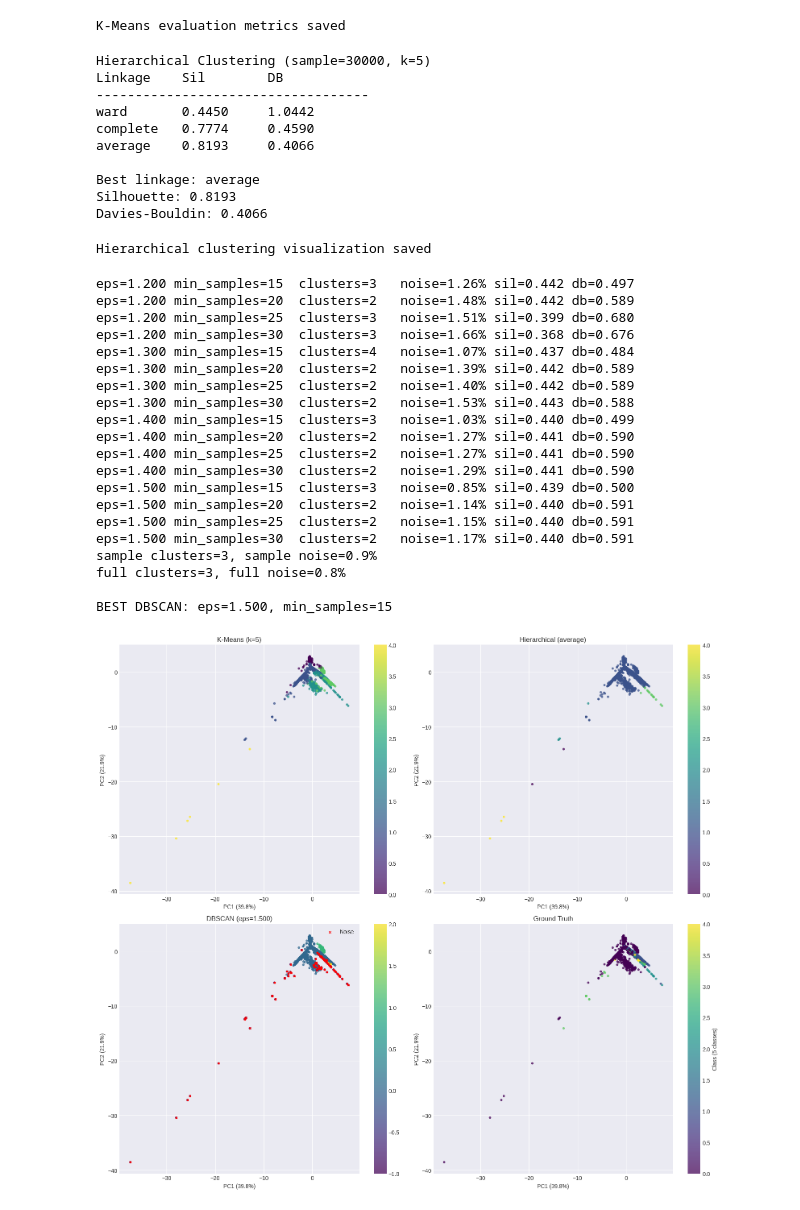
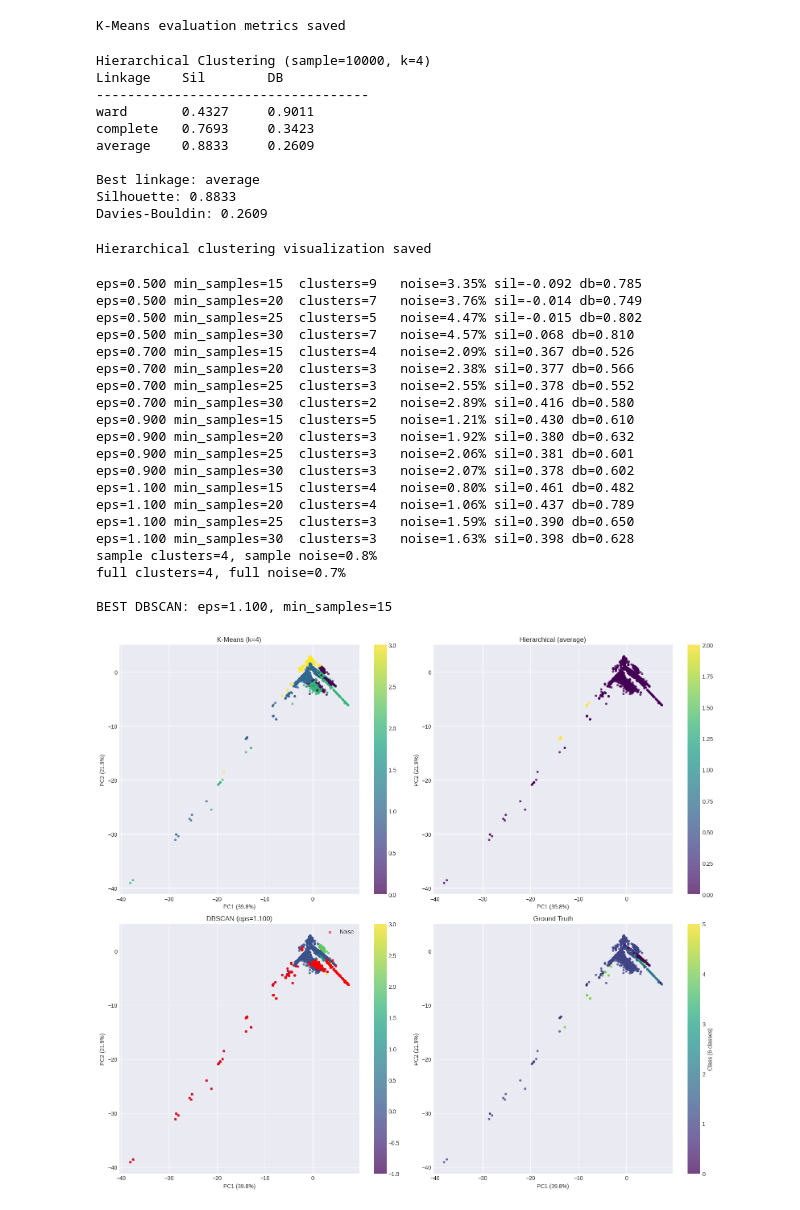
Before and after one commit to Manouso/Network-Intrusion-Semester-Project, a Jupyter notebook: Clustering.ipynb, the cells around one changed output. Cells and saved outputs as stored; diff of their text form; code cells hidden in the pictures.

Commit message:
feat: Update Clustering logic based on feedback from metrics

```diff
--- a/Clustering.ipynb
+++ b/Clustering.ipynb
@@ -83,7 +83,7 @@ DIMENSIONALITY REDUCTION: PCA
 """
 
 # Automatic component selection
-pca_full = PCA(n_components=0.95, whiten=True, random_state=42)
+pca_full = PCA(n_components=0.90, whiten=True, random_state=42)
 X_pca = pca_full.fit_transform(X_scaled)
 
 print(f"\nPCA components retained: {X_pca.shape[1]}")
@@ -272,7 +272,7 @@ linkage_criteria = ['ward', 'complete', 'average']
 hc_results = {}
 
 # Sampling
-hc_sample_size = min(30000, X_pca.shape[0])
+hc_sample_size = min(10000, X_pca.shape[0])
 hc_idx = np.random.choice(X_pca.shape[0], hc_sample_size, replace=False)
 X_hc_sample = X_pca[hc_idx]
 
@@ -315,7 +315,7 @@ best_model = hc_results[best_linkage]["model"]
 hc_optimal_labels = hc_results[best_linkage]["labels"]
 
 # Propagate sample-based hierarchical labels to the full dataset for consistent visualization.
-knn = KNeighborsClassifier(n_neighbors=5, n_jobs=-1)
+knn = KNeighborsClassifier(n_neighbors=10, n_jobs=-1)
 knn.fit(X_hc_sample, hc_optimal_labels)
 hc_optimal_labels = knn.predict(X_pca)
 
@@ -323,16 +323,16 @@ print(f"\nBest linkage: {best_linkage}")
 print(f"Silhouette: {hc_results[best_linkage]['sil']:.4f}")
 print(f"Davies-Bouldin: {hc_results[best_linkage]['db']:.4f}")
 # %% [output]
-Hierarchical Clustering (sample=30000, k=5)
+Hierarchical Clustering (sample=10000, k=4)
 Linkage    Sil        DB
 -----------------------------------
-ward       0.4450     1.0442
-complete   0.7774     0.4590
-average    0.8193     0.4066
+ward       0.4327     0.9011
+complete   0.7693     0.3423
+average    0.8833     0.2609
 
 Best linkage: average
-Silhouette: 0.8193
-Davies-Bouldin: 0.4066
+Silhouette: 0.8833
+Davies-Bouldin: 0.2609
 # %%
 """
 VISUALIZATION: Hierarchical Clustering
@@ -387,7 +387,7 @@ distances, _ = nn.kneighbors(X_db)
 k_dist = np.sort(distances[:, -1])
 
 # Choose eps_values and min_samples
-eps_values = [1.2, 1.3, 1.4, 1.5]
+eps_values = [0.5, 0.7, 0.9, 1.1]  # Adjusted for high-dimensional data
 min_samples_values = [15, 20, 25, 30]  # Lower than typical to allow more clusters in high dimensions
 
 results = []
@@ -396,21 +396,19 @@ for eps in eps_values:
     for ms in min_samples_values:
         labels = DBSCAN(eps=eps, min_samples=ms).fit_predict(X_db)
 
-        # Calculate metrics
-
         # Number of clusters (excluding noise)
         n_clusters = len(set(labels)) - (1 if -1 in labels else 0)
         noise = np.mean(labels == -1)
 
         mask = labels != -1
-        if np.sum(mask) < 10:
+
+        if n_clusters < 2 or np.sum(mask) < 10:
             continue
 
         sil = silhouette_score(X_db[mask], labels[mask])
         db = davies_bouldin_score(X_db[mask], labels[mask])
 
         results.append([eps, ms, n_clusters, noise, sil, db])
-
         print(f"eps={eps:.3f} min_samples={ms:<3} clusters={n_clusters:<3} noise={noise:.2%} sil={sil:.3f} db={db:.3f}")
 
 df = pd.DataFrame(results, columns=["eps","min_samples","clusters","noise","sil","db"])
@@ -418,7 +416,7 @@ df = pd.DataFrame(results, columns=["eps","min_samples","clusters","noise","sil"
 # Prefer lower-noise options with a reasonable number of clusters
 df_valid = df[
     (df["noise"].between(0.05, 0.50)) &
-    (df["clusters"].between(2, 5))
+    (df["clusters"].between(2, 6))
 ]
 
 if len(df_valid) == 0:
@@ -453,26 +451,26 @@ print(f"full clusters={n_dbscan_full_clusters}, full noise={n_dbscan_full_noise/
 
 print(f"\nBEST DBSCAN: eps={best_eps:.3f}, min_samples={best_min_samples}")
 # %% [output]
-eps=1.200 min_samples=15  clusters=3   noise=1.26% sil=0.442 db=0.497
-eps=1.200 min_samples=20  clusters=2   noise=1.48% sil=0.442 db=0.589
-eps=1.200 min_samples=25  clusters=3   noise=1.51% sil=0.399 db=0.680
-eps=1.200 min_samples=30  clusters=3   noise=1.66% sil=0.368 db=0.676
-eps=1.300 min_samples=15  clusters=4   noise=1.07% sil=0.437 db=0.484
-eps=1.300 min_samples=20  clusters=2   noise=1.39% sil=0.442 db=0.589
-eps=1.300 min_samples=25  clusters=2   noise=1.40% sil=0.442 db=0.589
-eps=1.300 min_samples=30  clusters=2   noise=1.53% sil=0.443 db=0.588
-eps=1.400 min_samples=15  clusters=3   noise=1.03% sil=0.440 db=0.499
-eps=1.400 min_samples=20  clusters=2   noise=1.27% sil=0.441 db=0.590
-eps=1.400 min_samples=25  clusters=2   noise=1.27% sil=0.441 db=0.590
-eps=1.400 min_samples=30  clusters=2   noise=1.29% sil=0.441 db=0.590
-eps=1.500 min_samples=15  clusters=3   noise=0.85% sil=0.439 db=0.500
-eps=1.500 min_samples=20  clusters=2   noise=1.14% sil=0.440 db=0.591
-eps=1.500 min_samples=25  clusters=2   noise=1.15% sil=0.440 db=0.591
-eps=1.500 min_samples=30  clusters=2   noise=1.17% sil=0.440 db=0.591
-sample clusters=3, sample noise=0.9%
-full clusters=3, full noise=0.8%
+eps=0.500 min_samples=15  clusters=9   noise=3.35% sil=-0.092 db=0.785
+eps=0.500 min_samples=20  clusters=7   noise=3.76% sil=-0.014 db=0.749
+eps=0.500 min_samples=25  clusters=5   noise=4.47% sil=-0.015 db=0.802
+eps=0.500 min_samples=30  clusters=7   noise=4.57% sil=0.068 db=0.810
+eps=0.700 min_samples=15  clusters=4   noise=2.09% sil=0.367 db=0.526
+eps=0.700 min_samples=20  clusters=3   noise=2.38% sil=0.377 db=0.566
+eps=0.700 min_samples=25  clusters=3   noise=2.55% sil=0.378 db=0.552
+eps=0.700 min_samples=30  clusters=2   noise=2.89% sil=0.416 db=0.580
+eps=0.900 min_samples=15  clusters=5   noise=1.21% sil=0.430 db=0.610
+eps=0.900 min_samples=20  clusters=3   noise=1.92% sil=0.380 db=0.632
+eps=0.900 min_samples=25  clusters=3   noise=2.06% sil=0.381 db=0.601
+eps=0.900 min_samples=30  clusters=3   noise=2.07% sil=0.378 db=0.602
+eps=1.100 min_samples=15  clusters=4   noise=0.80% sil=0.461 db=0.482
+eps=1.100 min_samples=20  clusters=4   noise=1.06% sil=0.437 db=0.789
+eps=1.100 min_samples=25  clusters=3   noise=1.59% sil=0.390 db=0.650
+eps=1.100 min_samples=30  clusters=3   noise=1.63% sil=0.398 db=0.628
+sample clusters=4, sample noise=0.8%
+full clusters=4, full noise=0.7%
 
-BEST DBSCAN: eps=1.500, min_samples=15
+BEST DBSCAN: eps=1.100, min_samples=15
 # %%
 """
 BUILD COMPARISON TABLE
@@ -542,7 +540,7 @@ VISUALIZATION: 4-Panel Comparison
 """
 
 # For consistent visualization, use the same sample for all algorithms
-viz_sample_size = min(15000, X_pca.shape[0])  # Reasonable size for visualization
+viz_sample_size = min(50000, X_pca.shape[0])  # Reasonable size for visualization
 viz_rng = np.random.default_rng(123)  # Different seed for viz sample
 viz_idx = viz_rng.choice(X_pca.shape[0], viz_sample_size, replace=False)
 X_pca_2d_viz = X_pca_2d[viz_idx]
@@ -621,34 +619,34 @@ axes[1, 0].set_title(f"DBSCAN (eps={best_eps:.3f})")
 axes[1, 0].set_xlabel(f"PC1 ({pca_var1:.1%})")
 axes[1, 0].set_ylabel(f"PC2 ({pca_var2:.1%})")
 axes[1, 0].legend()
 plt.colorbar(sc3, ax=axes[1, 0])
 
 # GROUND TRUTH
 if y_viz_enc is not None:
     sc4 = axes[1, 1].scatter(
         X_pca_2d_viz[:, 0],
         X_pca_2d_viz[:, 1],
         c=y_viz_enc,
         cmap='viridis',
         s=10,
         alpha=0.7,
         vmin=0,
         vmax=n_classes-1
     )
 
     axes[1, 1].set_title("Ground Truth")
     axes[1, 1].set_xlabel(f"PC1 ({pca_var1:.1%})")
     axes[1, 1].set_ylabel(f"PC2 ({pca_var2:.1%})")
     cbar = plt.colorbar(sc4, ax=axes[1, 1])
     cbar.set_label(f"Class ({n_classes} classes)")
 else:
     axes[1, 1].axis("off")
 
 plt.tight_layout()
 plt.savefig("algorithms_comparison.png", dpi=120)
 plt.show()
 # %% [output]
-[figure, old version]
+[figure, new version]
 # %%
 """
 EXTERNAL VALIDATION: Compare with Ground Truth
```
Also changed, not shown: parts of 5 cells of this notebook, 1 other file.
